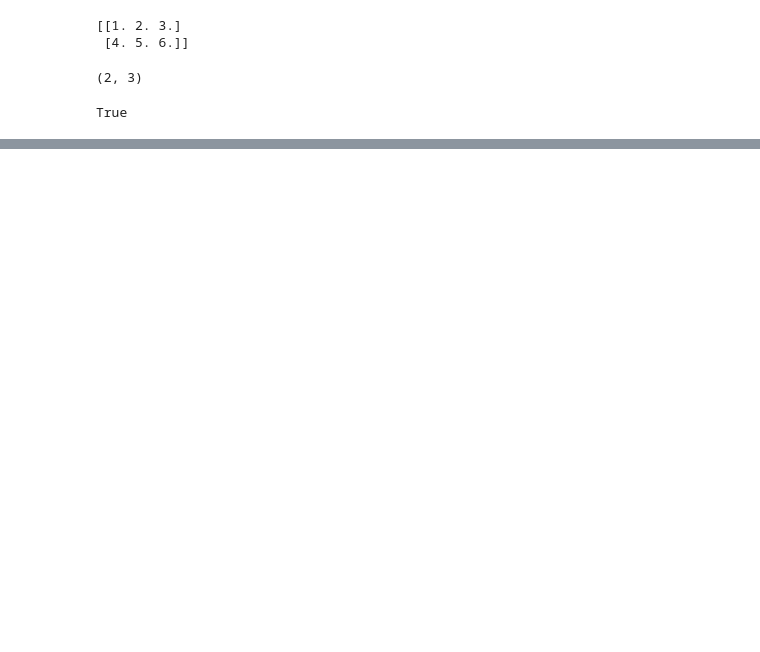
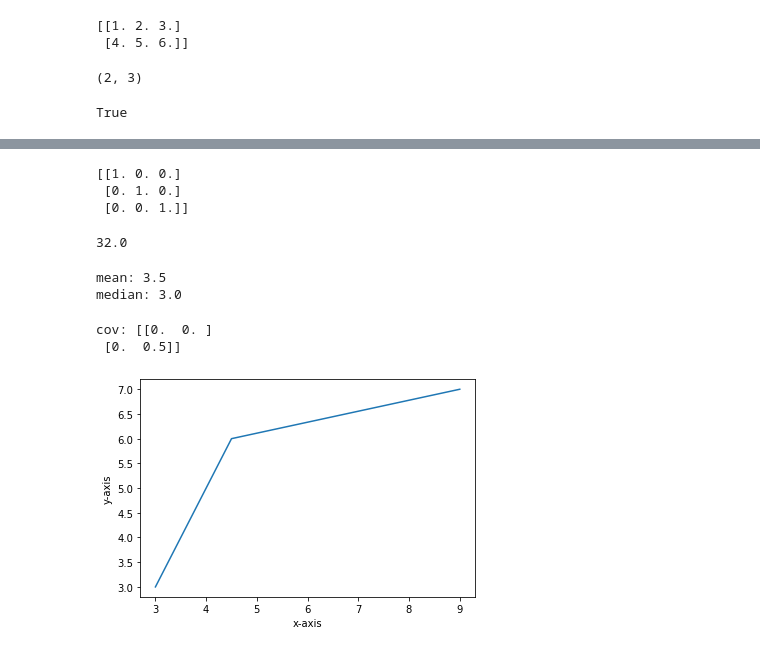
Before and after one commit to BinuraRanasingha/MLOM-Practicals, a Jupyter notebook: Python.ipynb, the cells around one changed output, grey strips where cells are left out. Cells and saved outputs as stored; diff of their text form; code cells hidden in the pictures; blank space fills up the shorter version.

```diff
--- a/Python.ipynb
+++ b/Python.ipynb
@@ -158,0 +201,42 @@ True
+# %%
+#defining identity matrix
+print(np.identity(3,float))
+# %% [output]
+[[1. 0. 0.]
+ [0. 1. 0.]
+ [0. 0. 1.]]
+# %%
+#computing the dot product of two matrices
+a = np.array([1,2,3],float)
+b = np.array([4,5,6],float)
+print(np.dot(a,b))
+# %% [output]
+32.0
+# %%
+#computing the mean and the median
+arr1 = np.array([1,4,3,8,2,3],float)
+print("mean:",np.mean(arr1))
+print("median:",np.median(arr1))
+# %% [output]
+mean: 3.5
+median: 3.0
+# %%
+#computing the covariance
+arr12 = np.array([[1,1],[3,4]],float)
+print('cov:',np.cov(arr12))
+# %% [output]
+cov: [[0.  0. ]
+ [0.  0.5]]
+# %%
+import matplotlib.pyplot as plt
+%matplotlib inline
+dpts = np.array([[3,3],[4,5],[4.5,6],[9,7]])
+# %%
+#creating a graph
+#plt.figure()
+plt.plot(dpts[:,0],dpts[:,1])
+plt.ylabel('y-axis')
+plt.xlabel('x-axis')
+plt.show()
+# %% [output]
+[figure, added]
```
Also changed, not shown: parts of 7 cells of this notebook.
